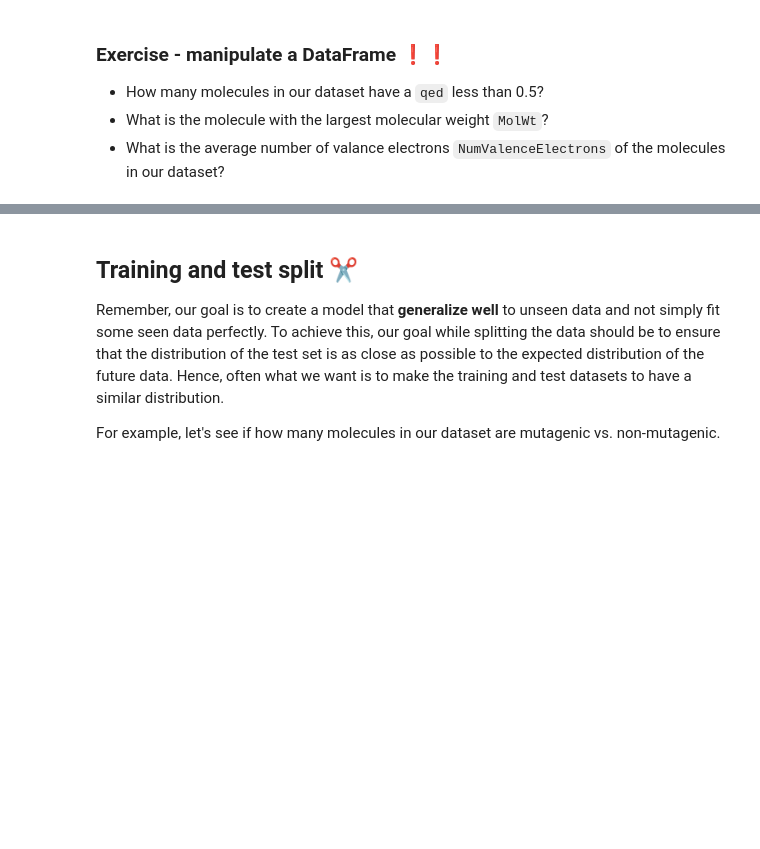
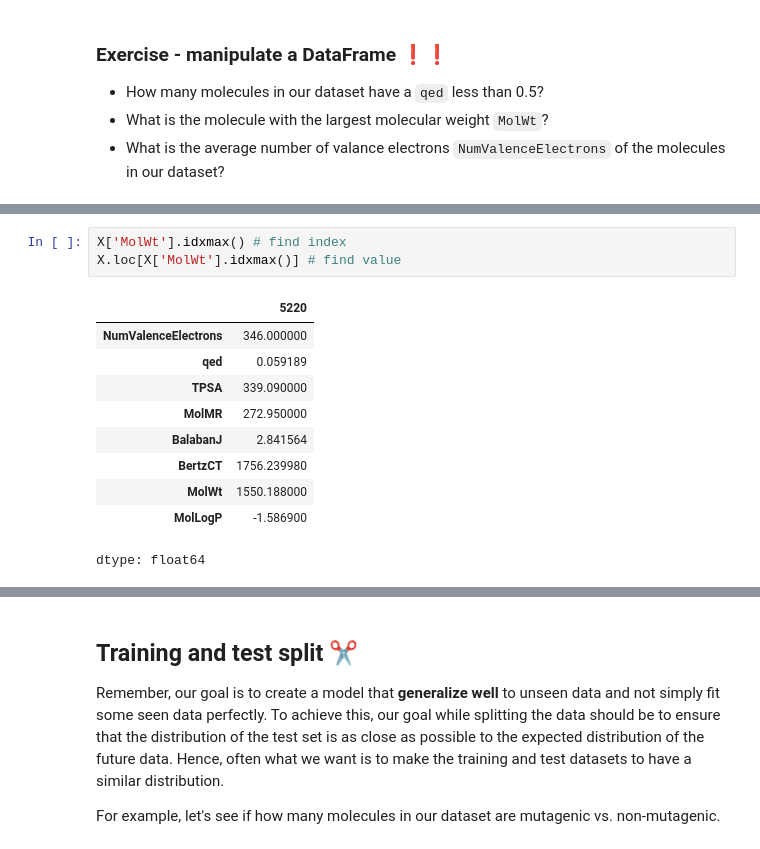
Before and after one commit to anishk18/Chemical-Engineering-PythonCodes, a Jupyter notebook: 02_kNN_QSPR.ipynb, the cells around one changed output, grey strips where cells are left out. Saved outputs shown, nothing was run; the diff lists cells and outputs as text; blank space fills up the shorter version.

```diff
--- a/02_kNN_QSPR.ipynb
+++ b/02_kNN_QSPR.ipynb
@@ -249,0 +298,14 @@ X
+# %%
+X['MolWt'].idxmax() # find index
+X.loc[X['MolWt'].idxmax()] # find value
+# %% [output]
+|  | 5220 |
+| NumValenceElectrons | 346.000000 |
+| qed | 0.059189 |
+| TPSA | 339.090000 |
+| MolMR | 272.950000 |
+| BalabanJ | 2.841564 |
+| BertzCT | 1756.239980 |
+| MolWt | 1550.188000 |
+| MolLogP | -1.586900 |
+dtype: float64
```
Also changed, not shown: parts of 7 cells of this notebook.
